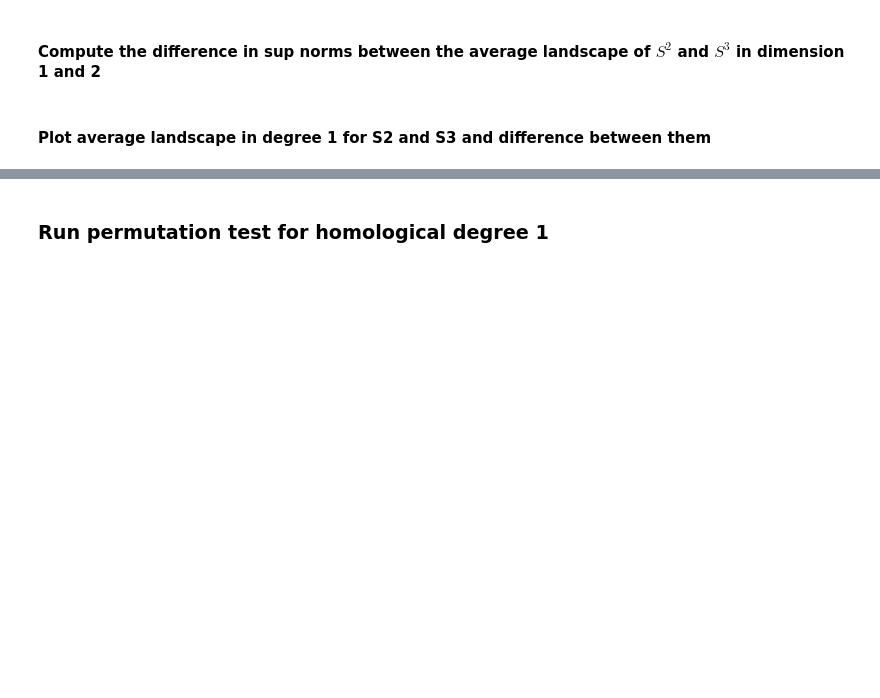
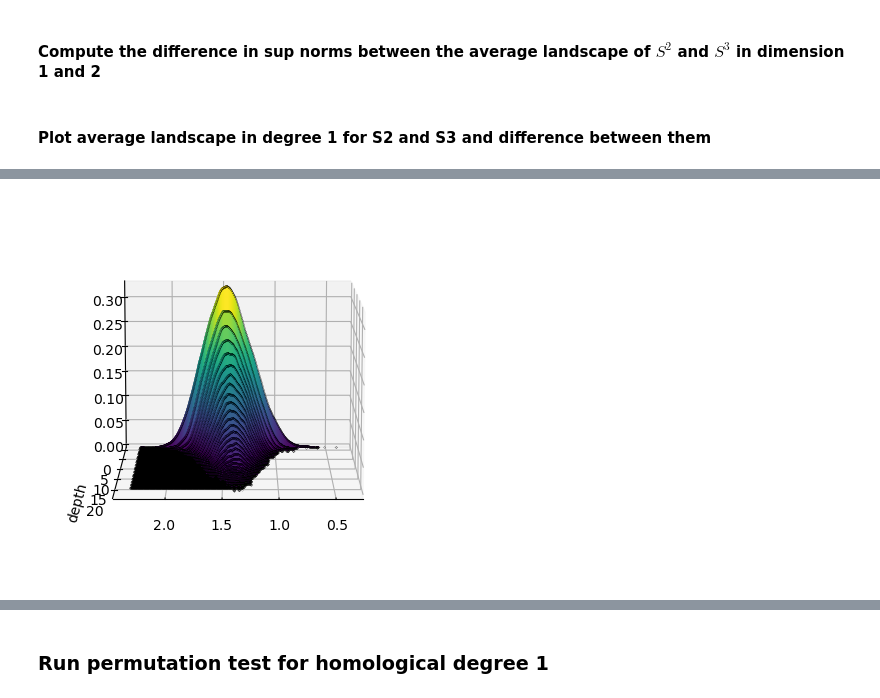
Before and after one commit to gabbyangeloro/Pyscapes, a Jupyter notebook: Master's Code Demo.ipynb, the cells around one changed output, grey strips where cells are left out. Drawn from its saved outputs; the diff is of its cells as text; code cells hidden in the pictures; blank space fills up the shorter version.

```diff
--- a/Master's Code Demo.ipynb
+++ b/Master's Code Demo.ipynb
@@ -214,5 +216,7 @@ TypeError: 'str' object is not callable
 # %%
 # plot avg S^3
-plot_landscape(avg3_hom1)
+plot_landscape(avg3_hom1, title = 'Average landscape for S2 in degree 1')
+# %% [output]
+[figure, added]
 # %%
 # plot diff
```
Also changed, not shown: parts of 4 cells of this notebook.
